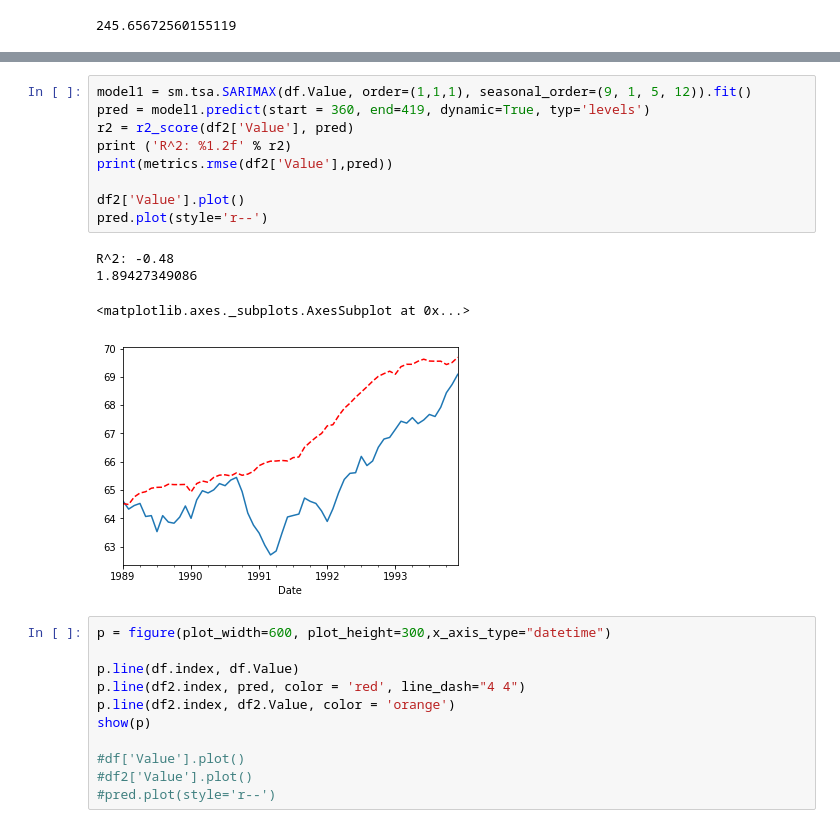
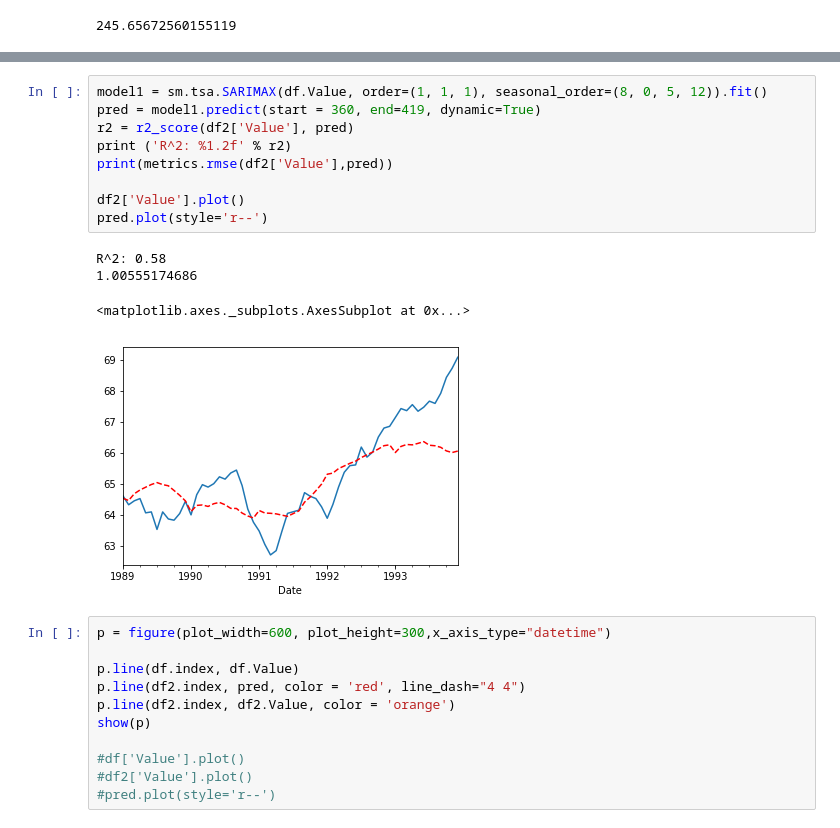
Before and after one commit to dimacv/task2, a Jupyter notebook: task2.1.ipynb, the cells around one changed output, grey strips where cells are left out. Drawn from its saved outputs; the diff is of its cells as text.

```diff
--- a/task2.1.ipynb
+++ b/task2.1.ipynb
@@ -399,17 +328,17 @@ model1.aic
 # %%
-model1 = sm.tsa.SARIMAX(df.Value, order=(1,1,1), seasonal_order=(9, 1, 5, 12)).fit()
-pred = model1.predict(start = 360, end=419, dynamic=True, typ='levels')
+model1 = sm.tsa.SARIMAX(df.Value, order=(1, 1, 1), seasonal_order=(8, 0, 5, 12)).fit()
+pred = model1.predict(start = 360, end=419, dynamic=True)
 r2 = r2_score(df2['Value'], pred)
 print ('R^2: %1.2f' % r2)
 print(metrics.rmse(df2['Value'],pred))
 
 df2['Value'].plot()
 pred.plot(style='r--')
 # %% [output]
-R^2: -0.48
-1.89427349086
+R^2: 0.58
+1.00555174686
 <matplotlib.axes._subplots.AxesSubplot at 0x...>
-[figure, old version]
+[figure, new version]
 # %%
 p = figure(plot_width=600, plot_height=300,x_axis_type="datetime")
 
```
Also changed, not shown: parts of 11 cells of this notebook.
